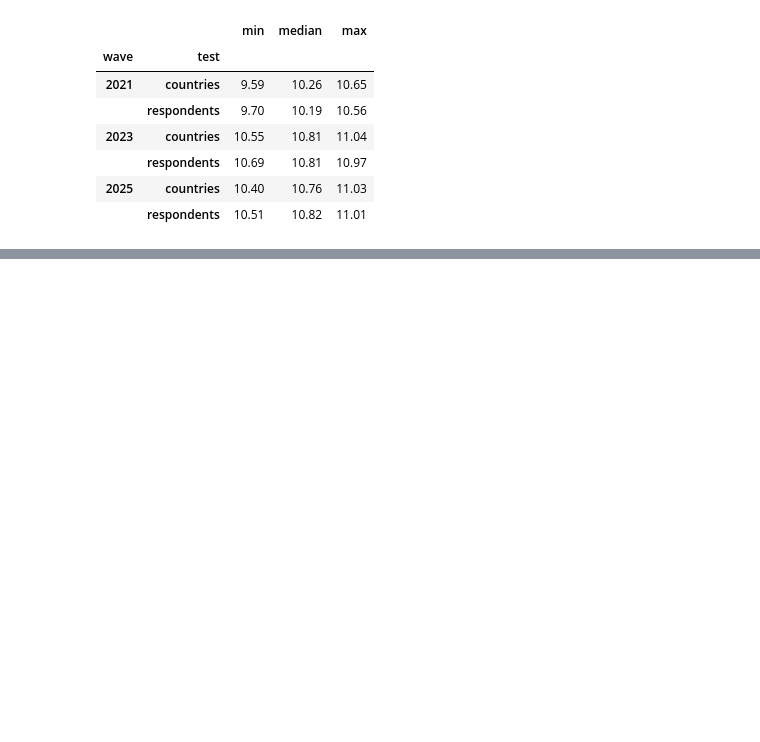
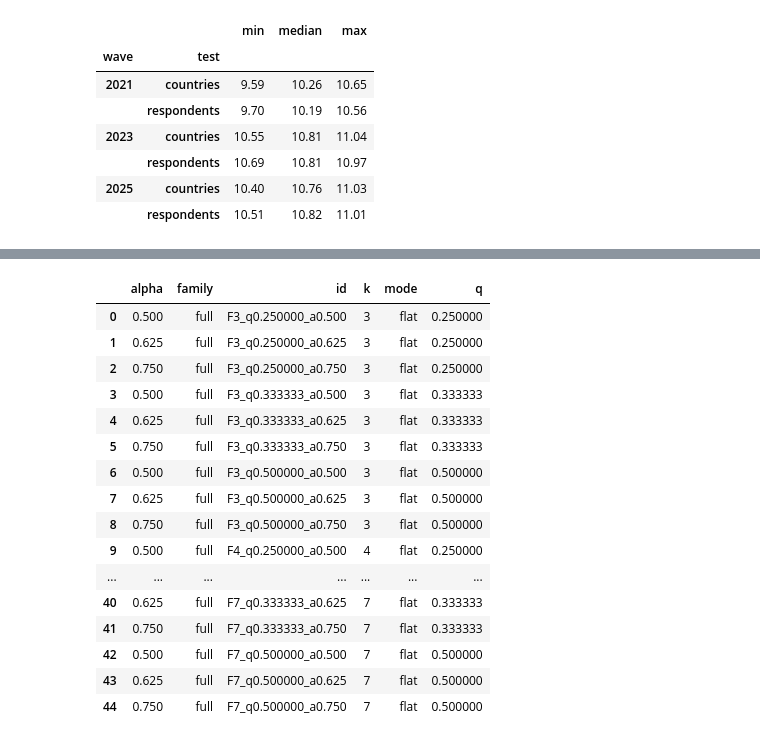
Before and after one commit to ionpetre/WRP-dataset, a Jupyter notebook: paper/wrp_shared_five_clusters.ipynb, the cells around one changed output, grey strips where cells are left out. Saved outputs shown, nothing was run; the diff lists cells and outputs as text; code cells hidden in the pictures; blank space fills up the shorter version.

```diff
--- a/paper/wrp_shared_five_clusters.ipynb
+++ b/paper/wrp_shared_five_clusters.ipynb
@@ -667,0 +1297,76 @@ display(fi_refit_table.groupby(['wave','test']).changed.agg(['min','median','max
+# %%
+PF_FAMILY='full'
+def pf_decode_raw_case(data,family,case,stored):
+    result={}
+    for y,d in data.items():
+        prefix=f'{family}_{case}_{y}';maps=stored[prefix+'_maps'];rows=[]
+        if family=='full':
+            setting=dict(raw=True,k=7 if case=='control' else 3,q=1/3 if case=='control' else .5,alpha=.625)
+            X=pf_full_geometry(d['answers'],setting);R=pf_full_geometry(d['ref_answers'],setting)
+            for C,m in zip(stored[prefix+'_centres'],maps):
+                rows.append(dict(native=m[cdist(X,C,'sqeuclidean').argmin(1)],ref=m[cdist(R,C,'sqeuclidean').argmin(1)]))
+        else:
+            X=pf_worry_geometry(d['answers'],.75 if case=='control' else .875,mode='raw')
+            for C,child,split,m in zip(stored[prefix+'_parents'],stored[prefix+'_children'],stored[prefix+'_split'],maps):
+                parent=cdist(X,C,'sqeuclidean').argmin(1);others=sorted(c for c in range(3) if c!=split)
+                local=np.empty(len(parent),dtype=np.int8)
+                for c,old in enumerate(others):local[parent==old]=c
+                cut=parent==split;local[cut]=2+cdist(X,child,'sqeuclidean').argmin(1)[cut]
+                rows.append(dict(native=m[local],ref=m[local]))
+        result[y]=rows
+    return result
+
+pf_raw_models=pf_take(PF_ASSETS/'centring_sensitivity_models.npz')
+pf_raw_expected=pd.read_csv(PF_ASSETS/'centring_sensitivity_summary.csv',float_precision='round_trip')
+pf_raw_rows=[];pf_raw_agreement=[]
+for pf_case in ['control','best']:
+    pf_raw_fits=pf_decode_raw_case(pf_data,PF_FAMILY,pf_case,pf_raw_models)
+    pf_k=5 if PF_FAMILY=='full' and pf_case=='control' else 3 if PF_FAMILY=='full' else 4
+    pf_raw_stats,_=pf_metrics(pf_raw_fits,pf_data,pf_k,50,already_aligned=True)
+    pf_role='uncentred fixed-method diagnostic' if pf_case=='control' else 'best confirmed raw diagnostic' if PF_FAMILY=='full' else 'selected raw model'
+    pf_record=pf_raw_expected[pf_raw_expected.family.eq(PF_FAMILY)&pf_raw_expected.role.eq(pf_role)].iloc[0]
+    pf_check_stats(pf_raw_stats,pf_record,['largest_share','native_min','min_cross_ARI','min_cross_Jaccard'])
+    pf_raw_rows.append(dict(case=pf_case,**pf_raw_stats))
+    for y,d in pf_data.items():
+        if PF_FAMILY=='full':
+            old=pf_take(PF_ASSETS/'shared_five_evidence.npz')[f'native_{y}_labels'];pad=5
+        else:
+            a=d['answers'];p=np.where(a[:,2]==0,1,np.where(a[:,1]==0,0,2));old=np.where((p==2)&(a[:,4]==0),3,p);pad=4
+        score=float(pf_ari(pf_table(old,pf_raw_fits[y][0]['native'],d['counts'],pad)))
+        pf_raw_agreement.append(dict(family=PF_FAMILY,wave=y,case=pf_case,ARI=score))
+display(pd.DataFrame(pf_raw_rows).round(2))
+pd.DataFrame(pf_raw_rows).to_csv(PF_OUTPUT/f'centring_{PF_FAMILY}_verification.csv',index=False)
+pf_agreement=pd.DataFrame(pf_raw_agreement)
+pf_agreement_expected=pd.read_csv(PF_ASSETS/'centring_expected_model_agreement.csv',float_precision='round_trip')
+for row in pf_agreement.itertuples():
+    expected=pf_agreement_expected[pf_agreement_expected.family.eq(row.family)&pf_agreement_expected.wave.eq(row.wave)&pf_agreement_expected['case'].eq(row.case)].ARI.item()
+    np.testing.assert_allclose(row.ARI,expected,atol=3e-12)
+display(pf_agreement.pivot(index='case',columns='wave',values='ARI').round(2))
+pf_agreement.to_csv(PF_OUTPUT/f'centring_{PF_FAMILY}_agreement.csv',index=False)
+
+# These complete grids, thresholds and pilot/confirmation records document the
+# bounded raw reselection. No new search is run by the default replay.
+pf_raw_settings=json.loads((PF_ASSETS/'centring_candidate_settings.json').read_text())
+display(pd.DataFrame([s for s in pf_raw_settings if s['family']==PF_FAMILY]))
+pf_raw_pilot=pd.read_csv(PF_ASSETS/'centring_pilot_candidates.csv',float_precision='round_trip')
+pf_raw_confirm=pd.read_csv(PF_ASSETS/'centring_confirmation_candidates.csv',float_precision='round_trip')
+display(pf_raw_confirm[pf_raw_confirm.family.eq(PF_FAMILY)][['id','k','largest_share','native_min','min_cross_ARI','min_cross_Jaccard','strict_pass']].round(2))
+
+RUN_RAW_SENSITIVITY_REFITS=False
+if RUN_RAW_SENSITIVITY_REFITS:
+    pf_raw_data=pf_prepare_raw(PF_ASSETS,PF_CONFIG,PF_FAMILY,PRIMARY_RAW_FOLDER)
+    display(pf_raw_comparison_refits(pf_raw_data,PF_CONFIG,PF_FAMILY,PF_OUTPUT).round(2))
+
+
+pf_raw_chosen=pf_shortlist_raw(pf_raw_pilot[pf_raw_pilot.family.eq(PF_FAMILY)])
+pf_raw_sealed=json.loads((PF_ASSETS/'centring_confirmation_shortlist.json').read_text())
+assert pf_raw_chosen==[s['id'] for s in pf_raw_sealed if s['family']==PF_FAMILY]
+print('Verified bounded raw-search shortlist:',pf_raw_chosen)
+RUN_RAW_SELECTION=False
+if RUN_RAW_SELECTION:
+    pf_raw_data=pf_prepare_raw(PF_ASSETS,PF_CONFIG,PF_FAMILY,PRIMARY_RAW_FOLDER)
+    pf_raw_rerun=pf_raw_grid(pf_raw_data,PF_CONFIG,PF_FAMILY,pf_raw_settings,PF_OUTPUT)
+    print('Recomputed raw shortlist:',pf_raw_rerun[0])
+    display(pf_raw_rerun[1].round(2))
+display(pd.read_csv(PF_ASSETS/'centring_point_fit_validation.csv').query('family == @PF_FAMILY').round(2))
+# %% [output]
@@ -667,0 +1380,17 @@ display(fi_refit_table.groupby(['wave','test']).changed.agg(['min','median','max
+|  | alpha | family | id | k | mode | q |
+| 0 | 0.500 | full | F3_q0.250000_a0.500 | 3 | flat | 0.250000 |
+| 1 | 0.625 | full | F3_q0.250000_a0.625 | 3 | flat | 0.250000 |
+| 2 | 0.750 | full | F3_q0.250000_a0.750 | 3 | flat | 0.250000 |
+| 3 | 0.500 | full | F3_q0.333333_a0.500 | 3 | flat | 0.333333 |
+| 4 | 0.625 | full | F3_q0.333333_a0.625 | 3 | flat | 0.333333 |
+| 5 | 0.750 | full | F3_q0.333333_a0.750 | 3 | flat | 0.333333 |
+| 6 | 0.500 | full | F3_q0.500000_a0.500 | 3 | flat | 0.500000 |
+| 7 | 0.625 | full | F3_q0.500000_a0.625 | 3 | flat | 0.500000 |
+| 8 | 0.750 | full | F3_q0.500000_a0.750 | 3 | flat | 0.500000 |
+| 9 | 0.500 | full | F4_q0.250000_a0.500 | 4 | flat | 0.250000 |
+| ... | ... | ... | ... | ... | ... | ... |
+| 40 | 0.625 | full | F7_q0.333333_a0.625 | 7 | flat | 0.333333 |
+| 41 | 0.750 | full | F7_q0.333333_a0.750 | 7 | flat | 0.333333 |
+| 42 | 0.500 | full | F7_q0.500000_a0.500 | 7 | flat | 0.500000 |
+| 43 | 0.625 | full | F7_q0.500000_a0.625 | 7 | flat | 0.500000 |
+| 44 | 0.750 | full | F7_q0.500000_a0.750 | 7 | flat | 0.500000 |
```
Also changed, not shown: parts of 13 cells of this notebook, 13 other files.
